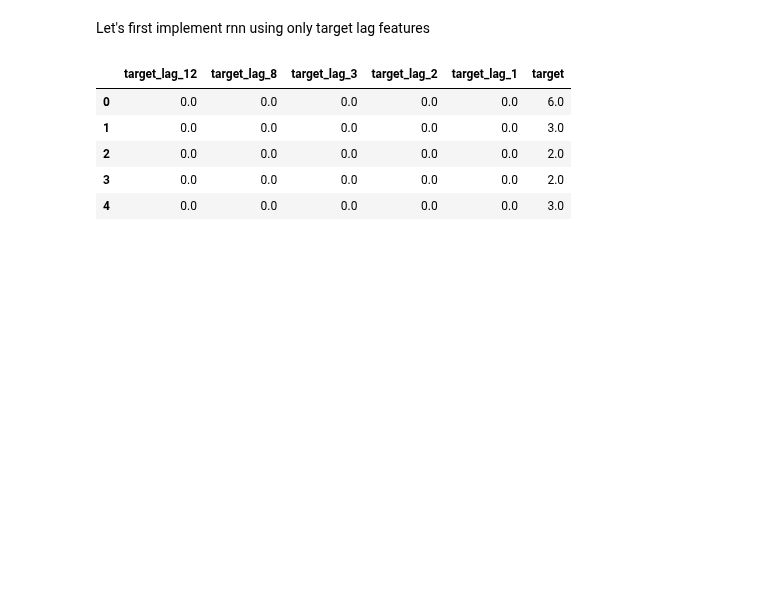
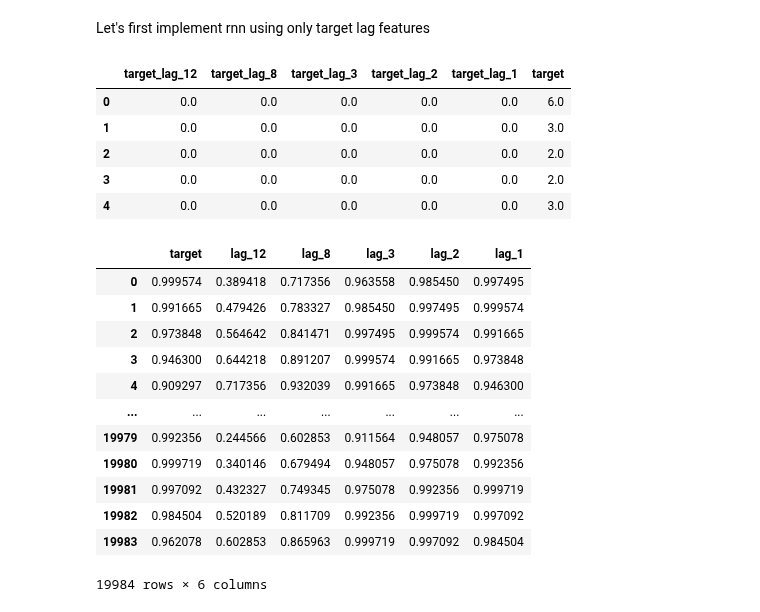
Before and after one commit to igor-cheb/retail_sales_prediction, a Jupyter notebook: modelling.ipynb, the cells around one changed output. Drawn from its saved outputs; the diff is of its cells as text; code cells hidden in the pictures; blank space fills up the shorter version.

```diff
--- a/modelling.ipynb
+++ b/modelling.ipynb
@@ -459,3 +478,19 @@ class RNNModel(torch.nn.Module):
+# %%
+fake_df
+# %% [output]
+|  | target | lag_12 | lag_8 | lag_3 | lag_2 | lag_1 |
+| 0 | 0.999574 | 0.389418 | 0.717356 | 0.963558 | 0.985450 | 0.997495 |
+| 1 | 0.991665 | 0.479426 | 0.783327 | 0.985450 | 0.997495 | 0.999574 |
+| 2 | 0.973848 | 0.564642 | 0.841471 | 0.997495 | 0.999574 | 0.991665 |
+| 3 | 0.946300 | 0.644218 | 0.891207 | 0.999574 | 0.991665 | 0.973848 |
+| 4 | 0.909297 | 0.717356 | 0.932039 | 0.991665 | 0.973848 | 0.946300 |
+| ... | ... | ... | ... | ... | ... | ... |
+| 19979 | 0.992356 | 0.244566 | 0.602853 | 0.911564 | 0.948057 | 0.975078 |
+| 19980 | 0.999719 | 0.340146 | 0.679494 | 0.948057 | 0.975078 | 0.992356 |
+| 19981 | 0.997092 | 0.432327 | 0.749345 | 0.975078 | 0.992356 | 0.999719 |
+| 19982 | 0.984504 | 0.520189 | 0.811709 | 0.992356 | 0.999719 | 0.997092 |
+| 19983 | 0.962078 | 0.602853 | 0.865963 | 0.999719 | 0.997092 | 0.984504 |
+19984 rows × 6 columns
 # %%
 rnn = RNNModel(input_size=1,
                hidden_size=8,
```
Also changed, not shown: parts of 9 cells of this notebook.
